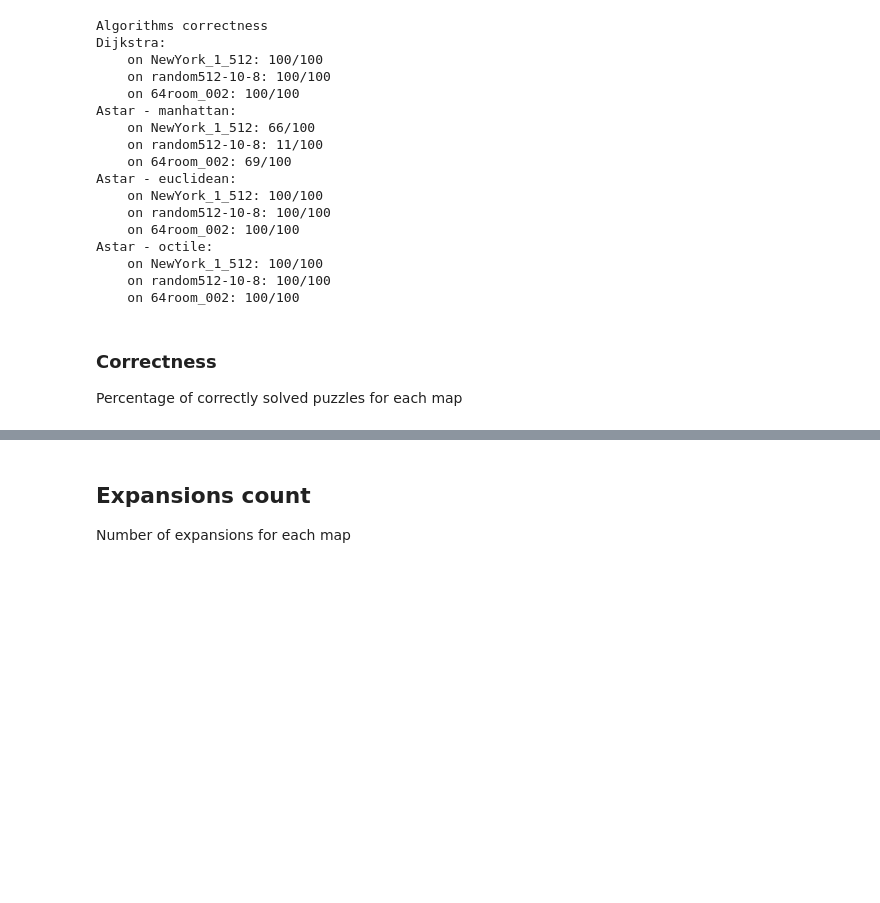
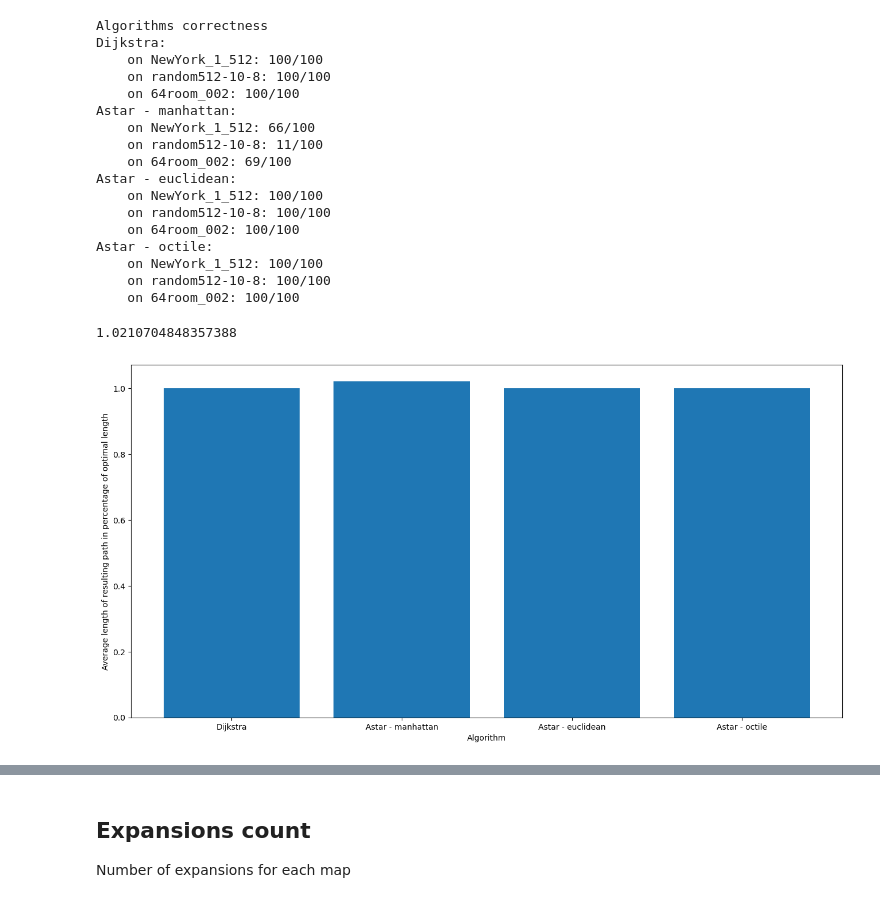
Before and after one commit to nadiaroschina/benchmarking_astar, a Jupyter notebook: lab04-benchmarking.ipynb, the cells around one changed output, grey strips where cells are left out. Saved outputs shown, nothing was run; the diff lists cells and outputs as text; code cells hidden in the pictures; blank space fills up the shorter version.

```diff
--- a/lab04-benchmarking.ipynb
+++ b/lab04-benchmarking.ipynb
@@ -591,7 +592,3 @@ Astar - octile:
     on NewYork_1_512: 100/100
     on random512-10-8: 100/100
     on 64room_002: 100/100
-# %% [markdown]
-### Correctness
-
-Percentage of correctly solved puzzles for each map
@@ -605 +595,17 @@ for i, map_name in enumerate(map_names):
+# %%
+fig, ax = plt.subplots(figsize=(16, 8))
+plt.xlabel('Algorithm')
+plt.ylabel('Average length of resulting path in percentage of optimal length')
+ax.bar(
+    x=algorithm_names,
+    height=[
+        np.mean(np.hstack(np.array([length_percentage_of_optimal[alg][map_] for map_ in map_names])))
+        for alg in algorithm_names
+    ]
+)
+fig.show()
+print(np.mean(np.hstack(np.array([length_percentage_of_optimal['Astar - manhattan'][map_] for map_ in map_names]))))
+# %% [output]
+1.0210704848357388
+[figure, added]
 # %% [markdown]
```
Also changed, not shown: parts of 20 cells of this notebook.
